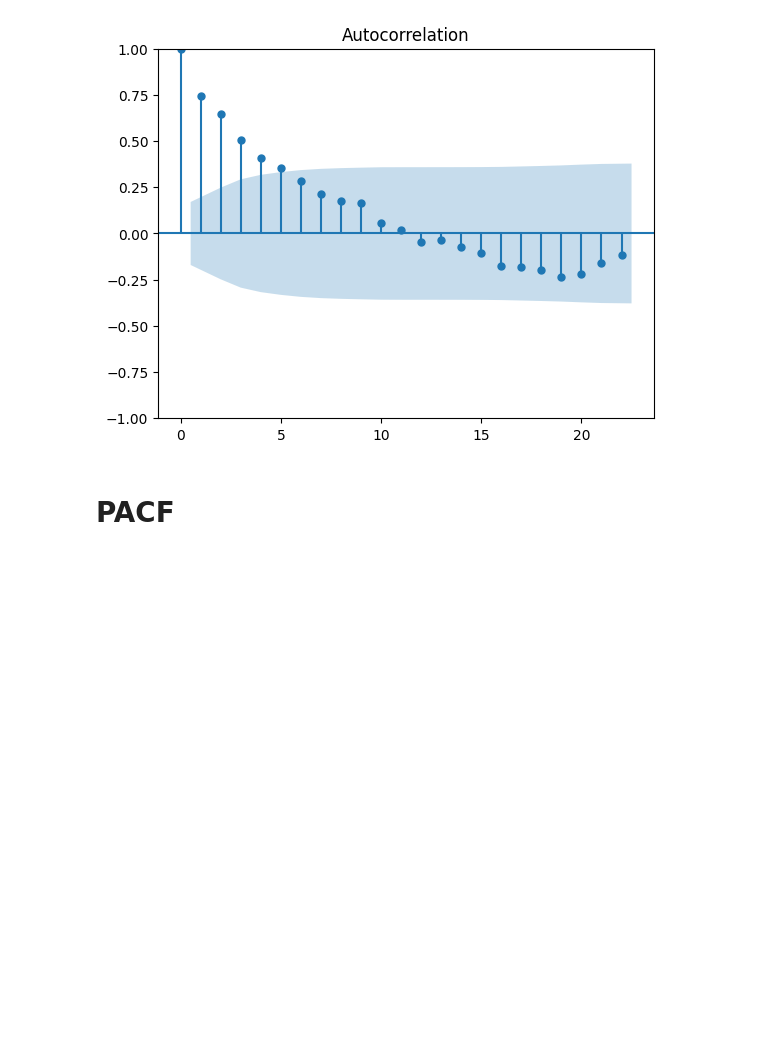
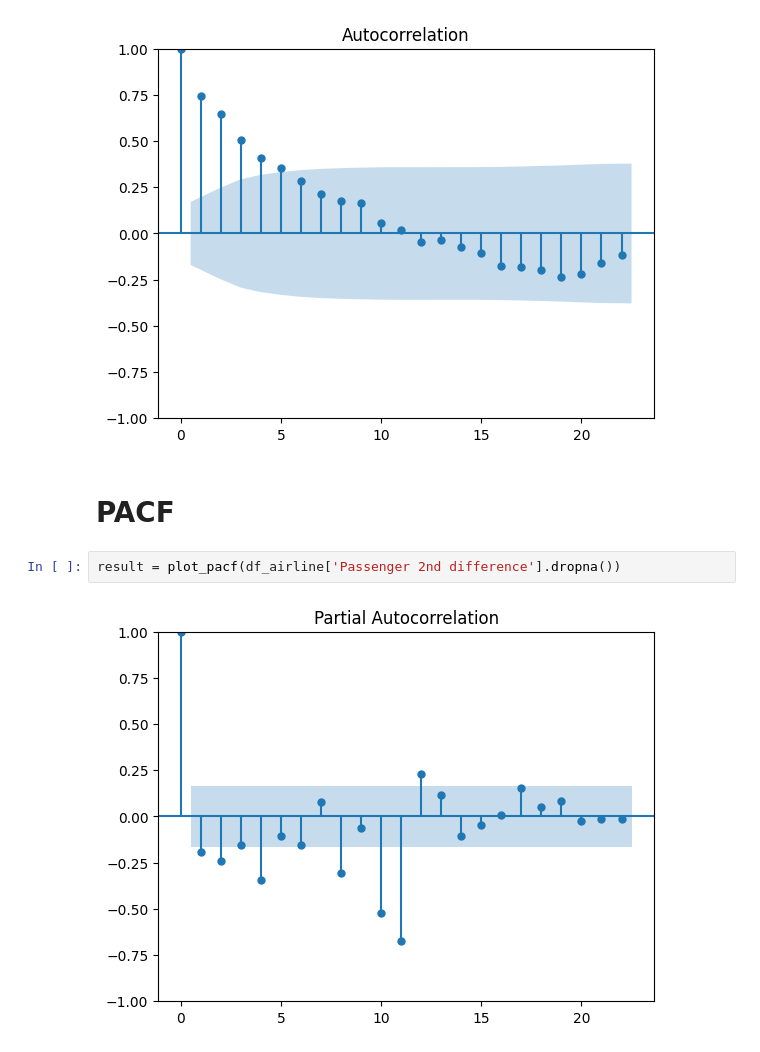
Before and after one commit to Madushani-Weerasekara/TimeSeriesData-Analysis, a Jupyter notebook: ARIMA_Model.ipynb, the cells around one changed output. Saved outputs shown, nothing was run; the diff lists cells and outputs as text; blank space fills up the shorter version.

Commit message:
PACF

```diff
--- a/ARIMA_Model.ipynb
+++ b/ARIMA_Model.ipynb
@@ -176,3 +176,7 @@ acf = plot_acf(df_airline['Passenger 12 difference'].dropna())
 [figure]
 # %% [markdown]
 # PACF
+# %%
+result = plot_pacf(df_airline['Passenger 2nd difference'].dropna())
+# %% [output]
+[figure, added]
```
Also changed, not shown: parts of 4 cells of this notebook.
